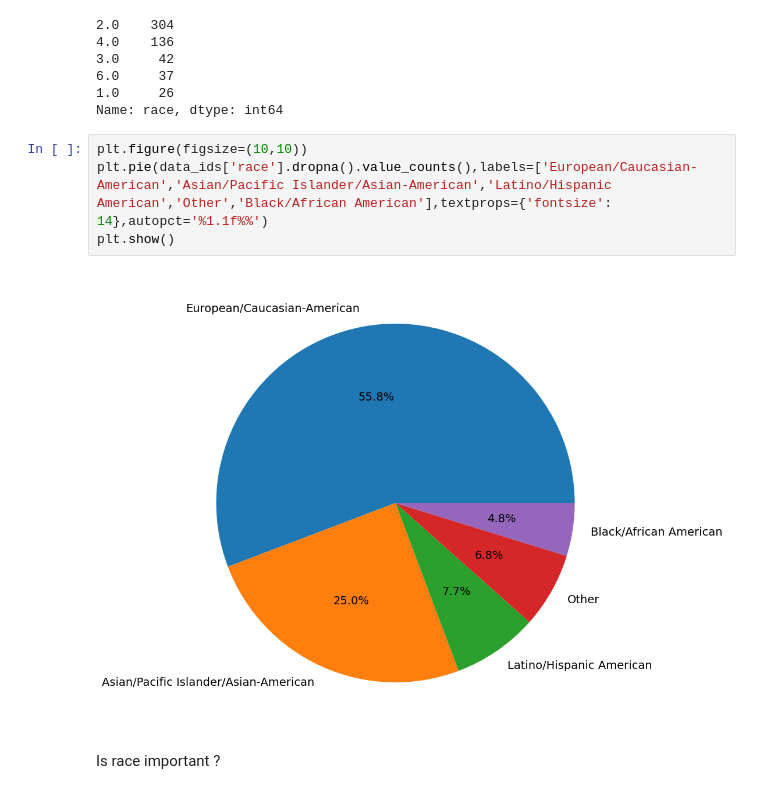
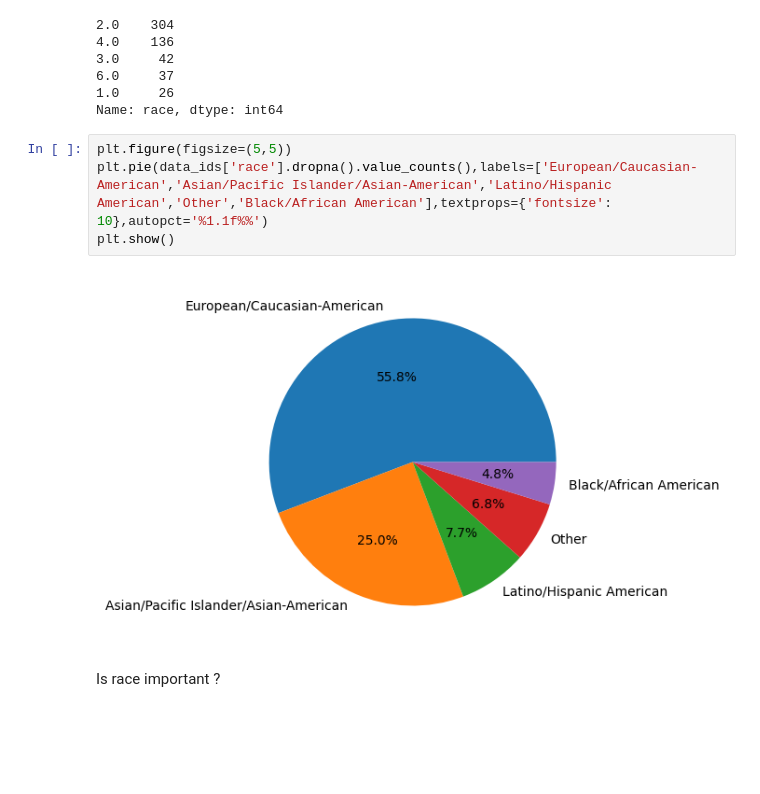
Before and after one commit to bento7/BigData, a Jupyter notebook: CHAUVEL_BENJAMIN.ipynb, the cells around one changed output. Saved outputs shown, nothing was run; the diff lists cells and outputs as text; blank space fills up the shorter version.

```diff
--- a/CHAUVEL_BENJAMIN.ipynb
+++ b/CHAUVEL_BENJAMIN.ipynb
@@ -299,11 +299,11 @@ data_ids['race'].value_counts()
 1.0     26
 Name: race, dtype: int64
 # %%
-plt.figure(figsize=(10,10))
-plt.pie(data_ids['race'].dropna().value_counts(),labels=['European/Caucasian-American','Asian/Pacific Islander/Asian-American','Latino/Hispanic American','Other','Black/African American'],textprops={'fontsize': 14},autopct='%1.1f%%')
+plt.figure(figsize=(5,5))
+plt.pie(data_ids['race'].dropna().value_counts(),labels=['European/Caucasian-American','Asian/Pacific Islander/Asian-American','Latino/Hispanic American','Other','Black/African American'],textprops={'fontsize': 10},autopct='%1.1f%%')
 plt.show()
 # %% [output]
-[figure, old version]
+[figure, new version]
 # %% [markdown]
 Is race important ?
 # %%
```
Also changed, not shown: parts of 14 cells of this notebook.
